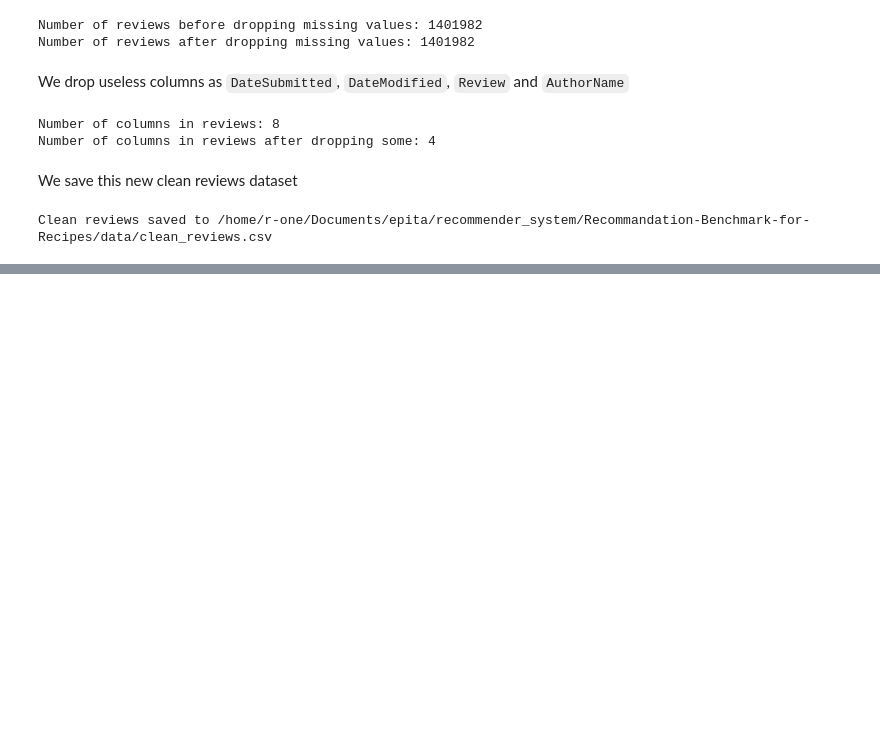
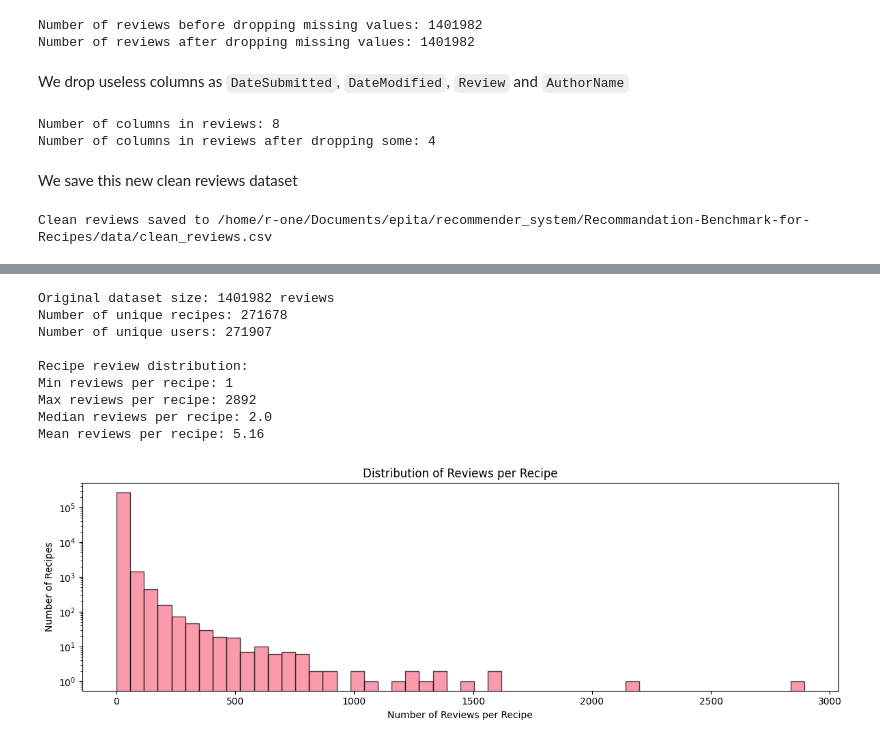
Before and after one commit to ErwannLesech/Recommandation-Benchmark-for-Recipes, a Jupyter notebook: data_getter.ipynb, the cells around one changed output, grey strips where cells are left out. Drawn from its saved outputs; the diff is of its cells as text; code cells hidden in the pictures; blank space fills up the shorter version.

```diff
--- a/data_getter.ipynb
+++ b/data_getter.ipynb
@@ -99,0 +122,43 @@ Clean reviews saved to /home/r-one/Documents/epita/recommender_system/Recommanda
+# %%
+import matplotlib.pyplot as plt
+import seaborn as sns
+from collections import Counter
+
+plt.style.use('default')
+sns.set_palette("husl")
+
+# Load the clean reviews data
+print(f"Original dataset size: {len(reviews)} reviews")
+print(f"Number of unique recipes: {reviews['RecipeId'].nunique()}")
+print(f"Number of unique users: {reviews['AuthorId'].nunique()}")
+
+# Count reviews per recipe
+recipe_review_counts = reviews['RecipeId'].value_counts()
+print(f"\nRecipe review distribution:")
+print(f"Min reviews per recipe: {recipe_review_counts.min()}")
+print(f"Max reviews per recipe: {recipe_review_counts.max()}")
+print(f"Median reviews per recipe: {recipe_review_counts.median()}")
+print(f"Mean reviews per recipe: {recipe_review_counts.mean():.2f}")
+
+# Show distribution of reviews per recipe
+plt.figure(figsize=(12, 4))
+
+plt.hist(recipe_review_counts.values, bins=50, edgecolor='black', alpha=0.7)
+plt.xlabel('Number of Reviews per Recipe')
+plt.ylabel('Number of Recipes')
+plt.title('Distribution of Reviews per Recipe')
+plt.yscale('log')
+
+plt.tight_layout()
+plt.show()
+# %% [output]
+Original dataset size: 1401982 reviews
+Number of unique recipes: 271678
+Number of unique users: 271907
+
+Recipe review distribution:
+Min reviews per recipe: 1
+Max reviews per recipe: 2892
+Median reviews per recipe: 2.0
+Mean reviews per recipe: 5.16
+[figure, added]
```
Also changed, not shown: parts of 14 cells of this notebook, 6 other files.
